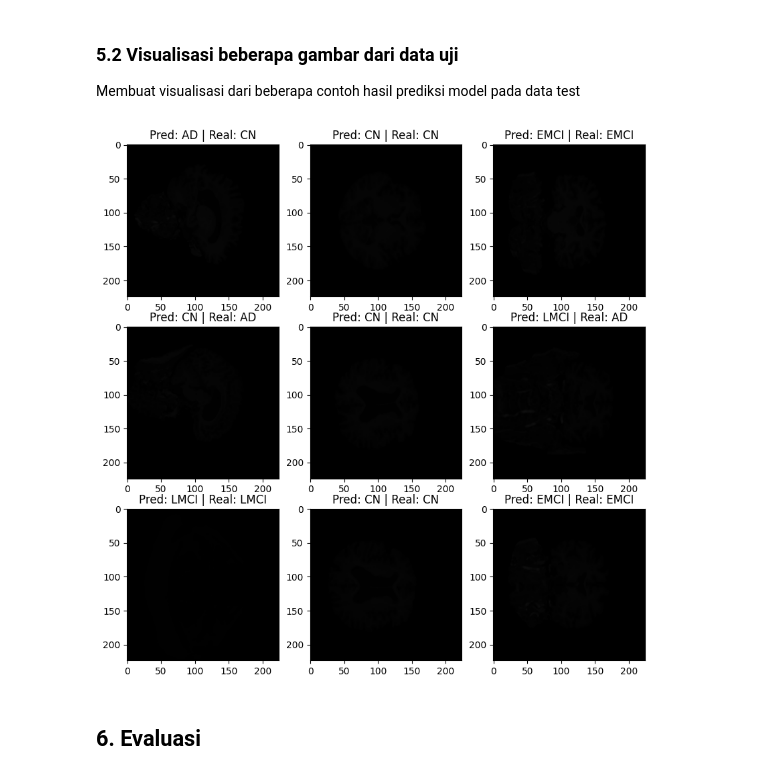
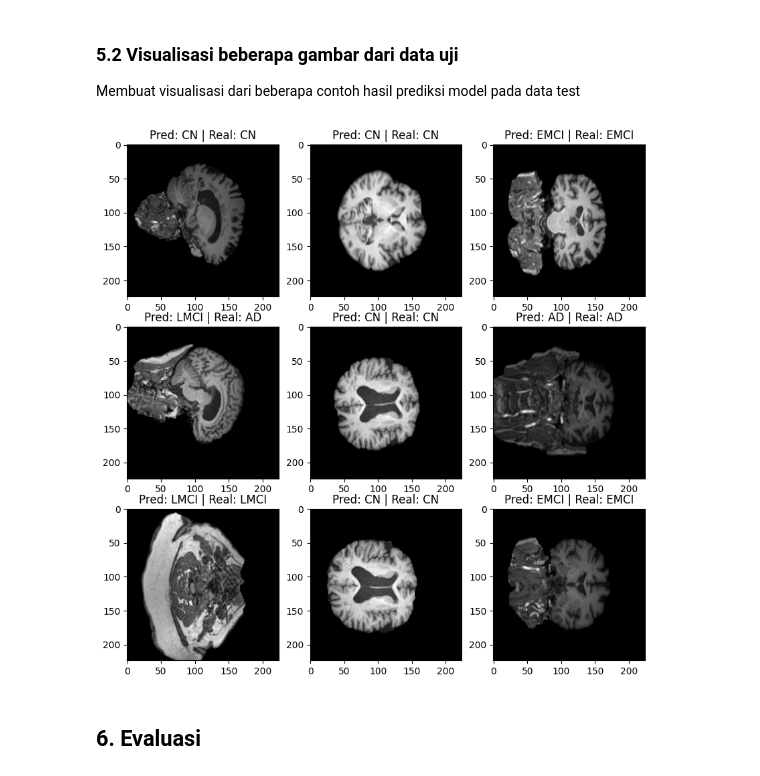
Before and after one commit to fauziahreza/Alzheimer-Classification-with-CNN-SVM, a Jupyter notebook: Notebook/Skenario/Skenario3_CNN_MobileNetV2.ipynb, the cells around one changed output. Drawn from its saved outputs; the diff is of its cells as text; code cells hidden in the pictures.

```diff
--- a/Notebook/Skenario/Skenario3_CNN_MobileNetV2.ipynb
+++ b/Notebook/Skenario/Skenario3_CNN_MobileNetV2.ipynb
@@ -111,0 +119,3 @@ Dimensi Y_test: (1440, 4)
+# %%
+X_train_rgb = np.repeat(X_train_rgb, 3, axis=-1)
+X_test_rgb = np.repeat(X_test_rgb, 3, axis=-1)
@@ -126,25 +146,24 @@ Arsitektur yang digunakan yaitu MobileNetV2 sebagai bagian dari transfer learnin
 %%time
 inputs = Input(shape=(224, 224, 3))
 
-# Gunakan base_model sebagai lapisan dalam model Anda
+# Use MobileNetV2 as a layer in your model
 base_model = MobileNetV2(
     weights='imagenet',
     input_tensor=inputs,
-    include_top=False
+    include_top=False,
+    input_shape=(224, 224, 3)
 )
 
-x=base_model.output
-x=GlobalAveragePooling2D()(x)
-x=Flatten()(x)
-x=Dense(1024, activation='relu')(x)
-x=Dense(812,activation='relu')(x)
-x=Dense(512,activation='relu')(x)
+x = base_model.output
+x = GlobalAveragePooling2D()(x)
+x = Dense(1024, activation='relu')(x)
+x = Dense(512, activation='relu')(x)
 outputs = Dense(4, activation='softmax')(x)
 
-# Menggabungkan input dan output untuk membuat model
+# Combine input and output to create the model
 model = Model(inputs, outputs)
 
-# Menetapkan agar semua layer pada base_model tidak dapat di-train
+# Set all layers in the base_model to non-trainable
 for layer in base_model.layers:
     layer.trainable = False
 
@@ -175,6 +194,6 @@ Latih model dengan data `X_train dan Y_train` dan menguji kinerja model pada dat
 # Fine-tuning
 EPOCH = 25
 BATCH_SIZE = 16
-h_model = model.fit(X_train, Y_train, epochs=EPOCH, validation_data=(X_test, Y_test), batch_size=BATCH_SIZE)
+h_model = model.fit(X_train_rgb, Y_train, epochs=EPOCH, validation_data=(X_test_rgb, Y_test), batch_size=BATCH_SIZE)
 # %% [output]
 Epoch 1/25
@@ -200,14 +203,14 @@ Epoch 25/25
 ### 5.1 Menilai model pada data uji
 # %%
 # Evaluasi model menggunakan data uji NumPy
-evaluation_result = model.evaluate(X_test, Y_test, verbose=1)
+evaluation_result = model.evaluate(X_test_rgb, Y_test, verbose=1)
 
 # Menampilkan hasil evaluasi
 print("Loss:", evaluation_result[0])
 print("Accuracy:", evaluation_result[1])
 
 # Prediksi menggunakan data uji
-predictions = model.predict(X_test)
+predictions = model.predict(X_test_rgb)
 predicted_labels = tf.argmax(predictions, axis=1).numpy()
 
 print('Label Sebenarnya : ', np.argmax(Y_test, axis=1))
@@ -224,18 +227,19 @@ Membuat visualisasi dari beberapa contoh hasil prediksi model pada data test
 # %%
 class_names = ["AD", "CN", "EMCI", "LMCI"]
 
 plt.figure(figsize=(10, 10))
 for i in range(min(9, len(X_test))):
     ax = plt.subplot(3, 3, i + 1)
-    plt.imshow(X_test[i].astype("uint8"))
+    # plt.imshow(X_test[i].astype("int64"))
+    plt.imshow(X_test[i],cmap="gray")
 
     # Dapatkan label prediksi dan label sebenarnya
     true_label = np.argmax(Y_test[i])
     plt.title("Pred: " + class_names[predicted_labels[i]] + " | Real: " + class_names[true_label])
 
 plt.show()
 # %% [output]
-[figure, old version]
+[figure, new version]
 # %% [markdown]
 ## 6. Evaluasi
 # %% [markdown]
```
Also changed, not shown: parts of 32 cells of this notebook.
